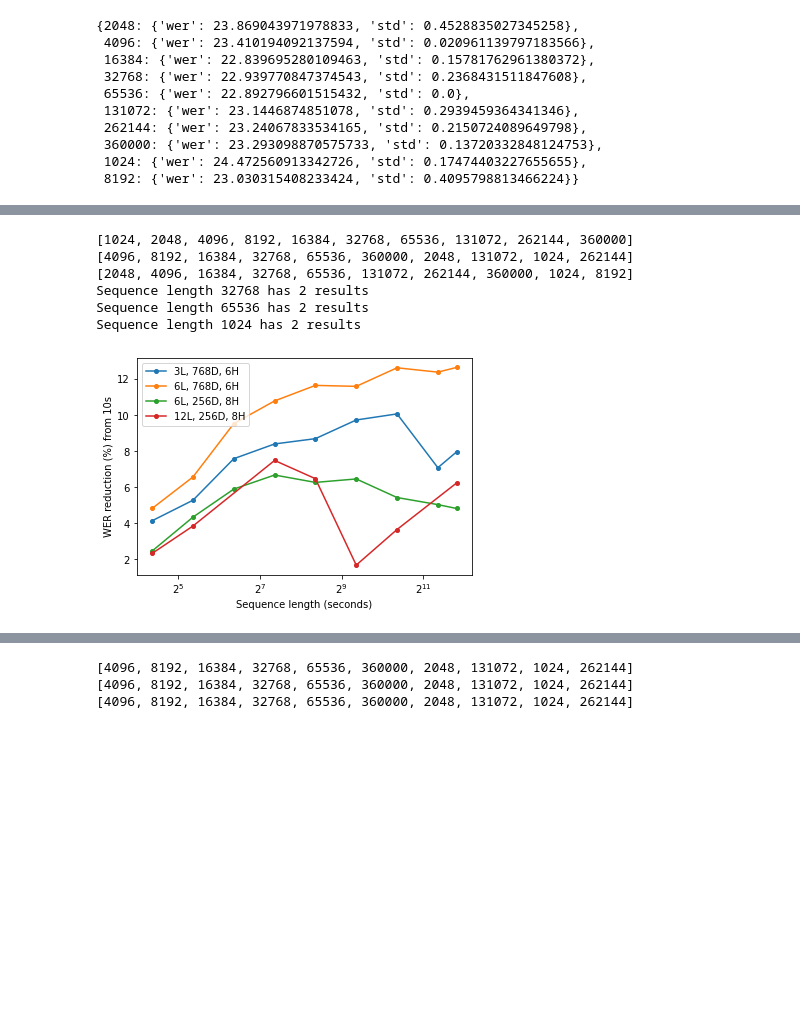
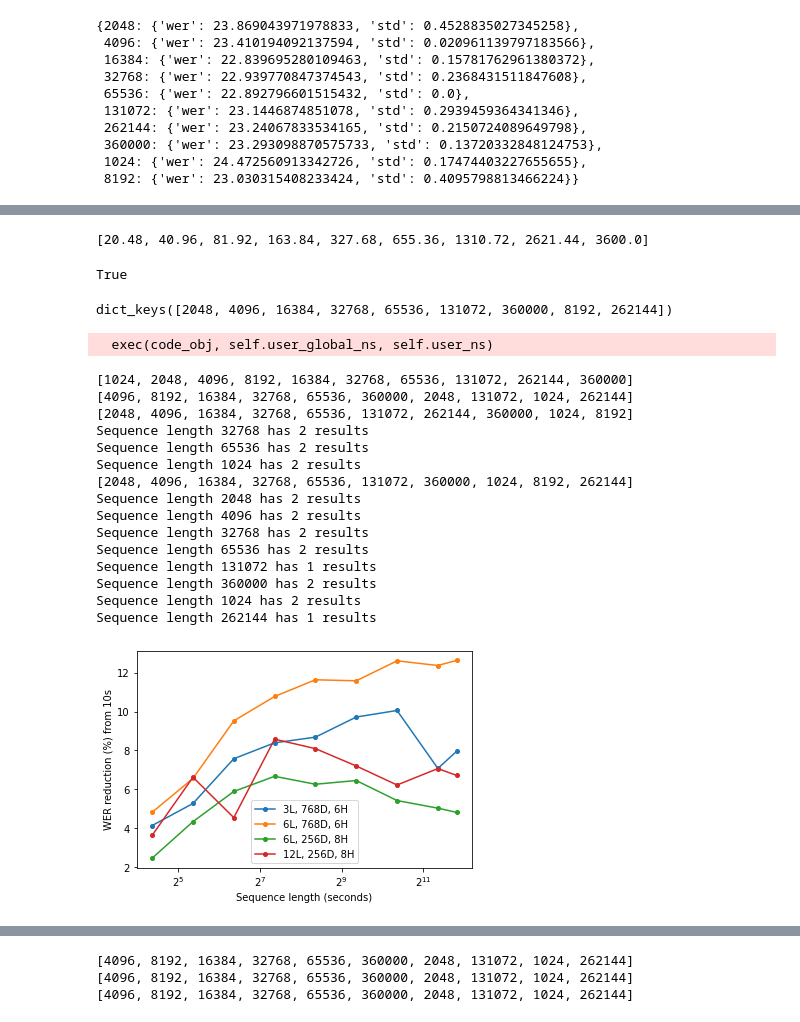
Before and after one commit to robflynnyh/long-context-asr, a Jupyter notebook: eval/results/eval.ipynb, the cells around one changed output, grey strips where cells are left out. Cells and saved outputs as stored; diff of their text form; code cells hidden in the pictures; blank space fills up the shorter version.

```diff
--- a/eval/results/eval.ipynb
+++ b/eval/results/eval.ipynb
@@ -176,38 +243,61 @@ Sequence length 1024 has 1 results
+# %%
+[el/100 for el in seq_lens[1:] if el in list(csv4_data.keys())]
+# %% [output]
+[20.48, 40.96, 81.92, 163.84, 327.68, 655.36, 1310.72, 2621.44, 3600.0]
+# %%
+seq_lens[1:][2] in list(csv4_data.keys())
+# %% [output]
+True
+# %%
+csv4_data.keys()
+# %% [output]
+dict_keys([2048, 4096, 16384, 32768, 65536, 131072, 360000, 8192, 262144])
 # %%
 csv1 = pd.read_csv('evals_rotary_pos_3l.csv', sep=',')
 csv2 = pd.read_csv('evals_rb.csv', sep=',')
 csv3 = pd.read_csv('evals_rotary_pos_6l_256d.csv', sep=',')
-csv4 = pd.read_csv('evals_rotary_pos_12l_256d.csv', sep=',')
+csv4 = pd.read_csv('evals_rotary_pos_12l_256d.csv', sep=',', error_bad_lines=False)
 
 seq_lens = [512*2**(i+1) for i in range(9)] + [360000]
 
 split = 'test'
 dataset = 'earnings22'
 csv1_data_dict = get_data(df=csv1, dataset=dataset, split=split)
 csv2_data_dict = get_data(df=csv2, dataset=dataset, split=split)
 csv3_data_dict = get_data(df=csv3, dataset=dataset, split=split)
+csv4_data_dict = get_data(df=csv4, dataset=dataset, split=split)
 
 csv4_data = get_percentage_decrease_json(csv4_data_dict, min_key=1024)
 
 plt.xscale('log', basex=2)
 plt.plot([el/100 for el in seq_lens[1:]], [get_percentage_decrease_json(csv1_data_dict, min_key=1024)[seq_len] for seq_len in seq_lens[1:]], label='3L, 768D, 6H', marker='o', markersize=4)
 plt.plot([el/100 for el in seq_lens[1:]], [get_percentage_decrease_json(csv2_data_dict, min_key=1024)[seq_len] for seq_len in seq_lens[1:]], label='6L, 768D, 6H', marker='o', markersize=4)
 plt.plot([el/100 for el in seq_lens[1:]], [get_percentage_decrease_json(csv3_data_dict, min_key=1024)[seq_len] for seq_len in seq_lens[1:]], label='6L, 256D, 8H', marker='o', markersize=4)
 plt.plot([el/100 for el in seq_lens[1:] if el in csv4_data], [csv4_data[el] for el in seq_lens[1:] if el in csv4_data], label='12L, 256D, 8H', marker='o', markersize=4)
 
 plt.legend()
 plt.xlabel('Sequence length (seconds)')
 plt.ylabel('WER reduction (%) from 10s')
 plt.savefig('model_sizes.pdf', bbox_inches='tight')
 plt.show()
 # %% [output]
-[1024, 2048, 4096, 8192, 16384, 32768, 65536, 131072, 262144, 360000]
-[4096, 8192, 16384, 32768, 65536, 360000, 2048, 131072, 1024, 262144]
-[2048, 4096, 16384, 32768, 65536, 131072, 262144, 360000, 1024, 8192]
-Sequence length 32768 has 2 results
-Sequence length 65536 has 2 results
-Sequence length 1024 has 2 results
+  exec(code_obj, self.user_global_ns, self.user_ns)
+[1024, 2048, 4096, 8192, 16384, 32768, 65536, 131072, 262144, 360000]
+[4096, 8192, 16384, 32768, 65536, 360000, 2048, 131072, 1024, 262144]
+[2048, 4096, 16384, 32768, 65536, 131072, 262144, 360000, 1024, 8192]
+Sequence length 32768 has 2 results
+Sequence length 65536 has 2 results
+Sequence length 1024 has 2 results
+[2048, 4096, 16384, 32768, 65536, 131072, 360000, 1024, 8192, 262144]
+Sequence length 2048 has 2 results
+Sequence length 4096 has 2 results
+Sequence length 32768 has 2 results
+Sequence length 65536 has 2 results
+Sequence length 131072 has 1 results
+Sequence length 360000 has 2 results
+Sequence length 1024 has 2 results
+Sequence length 262144 has 1 results
-[figure, old version]
+[figure, new version]
 # %%
 csv.loc[csv['dataset'] == 'earnings22'].loc[csv['split'] == 'dev']
 # %% [output]
```
Also changed, not shown: parts of 22 cells of this notebook, 38 other files.
